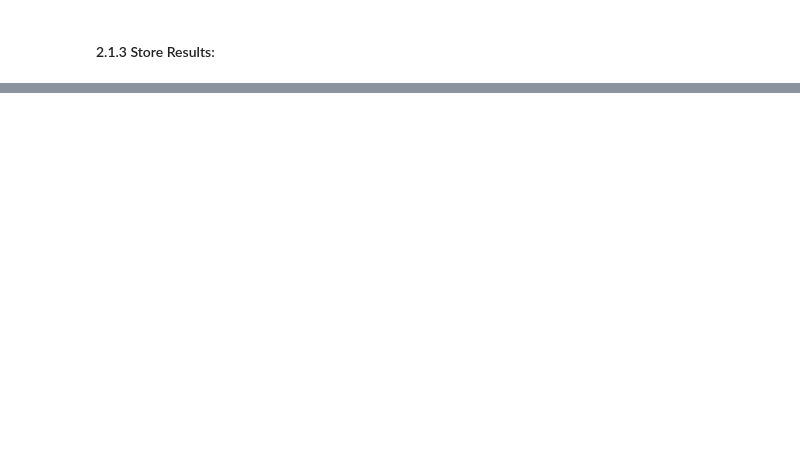
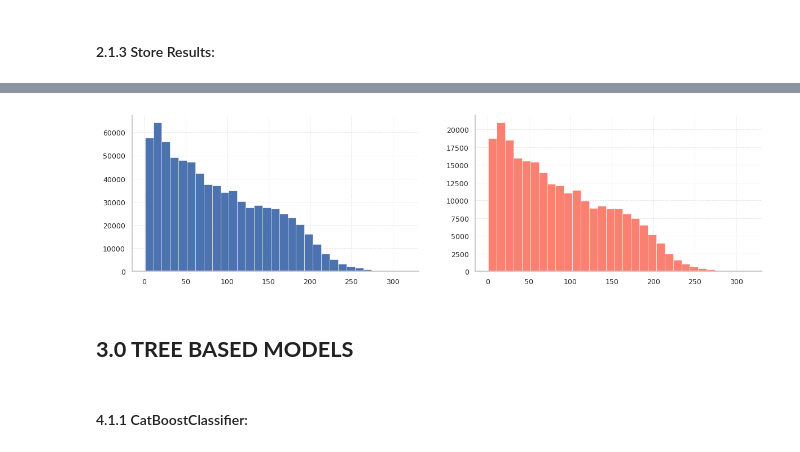
Before and after one commit to fabriziobasso/Colab_backup, a Jupyter notebook: File_02_Calories_NN.ipynb, the cells around one changed output, grey strips where cells are left out. Cells and saved outputs as stored; diff of their text form; code cells hidden in the pictures; blank space fills up the shorter version.

```diff
--- a/File_02_Calories_NN.ipynb
+++ b/File_02_Calories_NN.ipynb
@@ -2205,0 +2509,6 @@ train_pred.to_csv(f"/content/drive/MyDrive/Exercises/Studies_Structured_Data/Dat
+# %%
+param =  {'do_rate': 0.32, 'num_transformer_blocks': 3, 'num_heads': 12, 'mlp_hidden_units_factors': [3,3,1]}
+# %%
+TM = TrainModels(X=data.X, y=data.y, X_test=data.X_test, test_finc_target=y_test_fic, X_original=None, y_original=None, model_=tabtransformer, parameters=param)
+# %%
+TM.fit_model(name="NN_TabTransformer_00")
@@ -2205,0 +2627,10 @@ train_pred.to_csv(f"/content/drive/MyDrive/Exercises/Studies_Structured_Data/Dat
+# %%
+name_experiment = "NN_TabTransformer_00"
+
+train_pred = TM.OOF_train
+test_pred = TM.OOF_test
+train_pred = pd.DataFrame(data = train_pred, columns = [f"{name_experiment}"])
+
+sub = pd.read_csv("/content/drive/MyDrive/Exercises/Studies_Structured_Data/Data/S5E5/sample_submission.csv",index_col=0)
+
+sub["Calories"] =  test_pred.values
@@ -2205,0 +2672,9 @@ train_pred.to_csv(f"/content/drive/MyDrive/Exercises/Studies_Structured_Data/Dat
+# %%
+fig, ax = plt.subplots(1,2,figsize=(12,3))
+
+ax[0].hist(train_pred, bins=31)
+ax[1].hist(sub, bins=31, color="salmon")
+
+plt.show()
+# %% [output]
+[figure, added]
@@ -2205,0 +2684,2 @@ train_pred.to_csv(f"/content/drive/MyDrive/Exercises/Studies_Structured_Data/Dat
+# %% [markdown]
+## **3.0 TREE BASED MODELS**
@@ -2205,0 +2694,2 @@ train_pred.to_csv(f"/content/drive/MyDrive/Exercises/Studies_Structured_Data/Dat
+# %% [markdown]
+#### 4.1.1 CatBoostClassifier:
```
Also changed, not shown: parts of 58 cells of this notebook.
